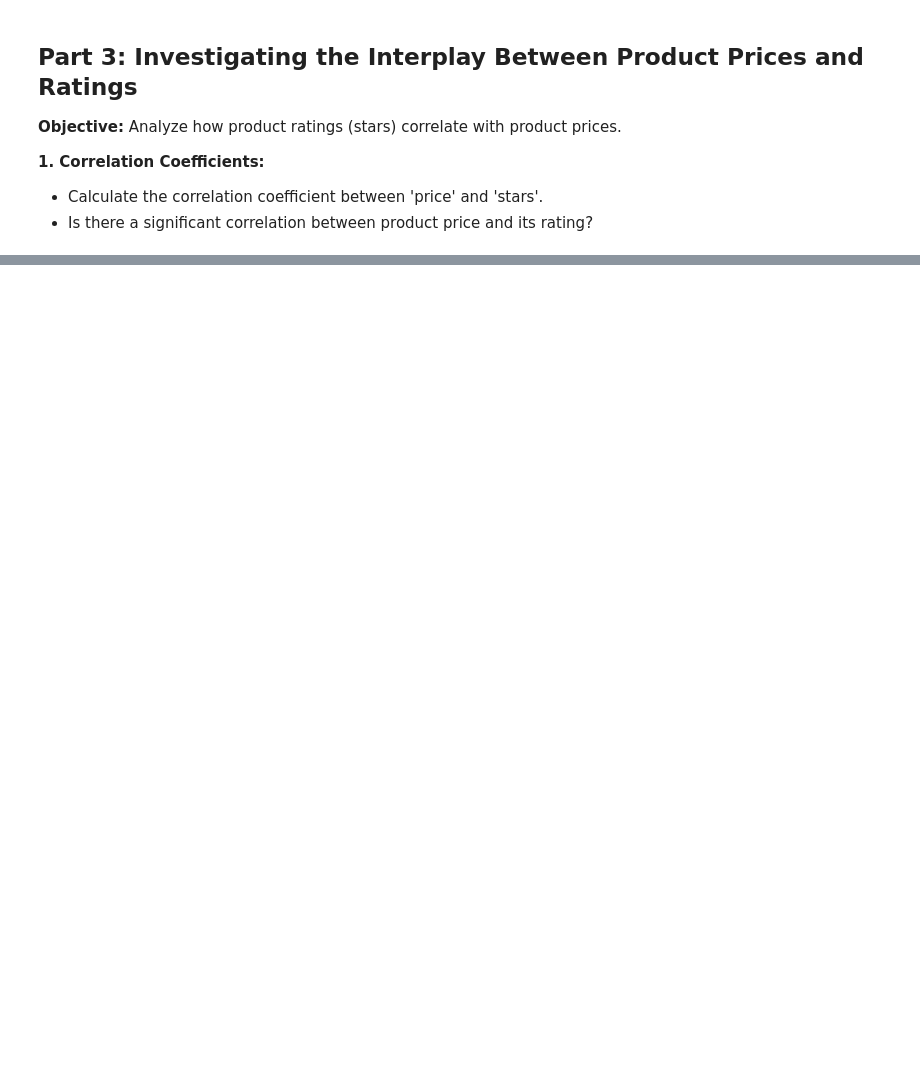
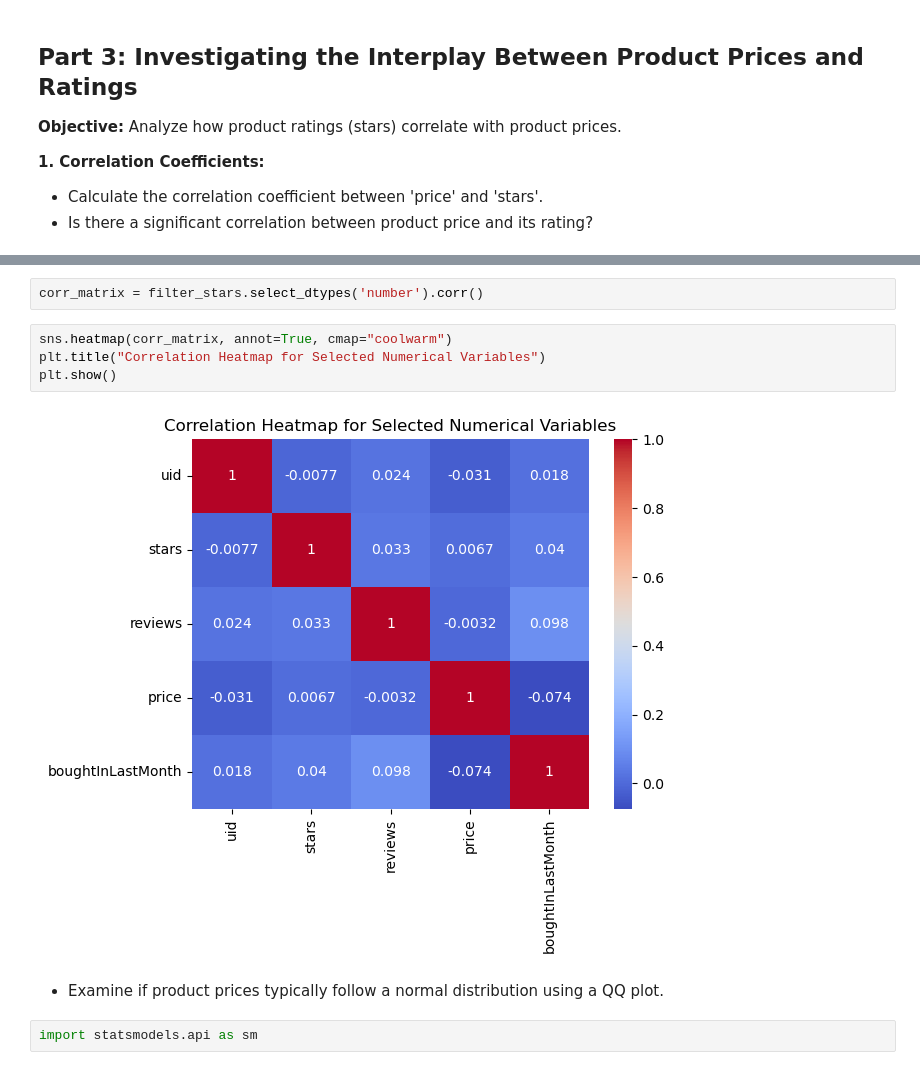
Before and after one commit to Beata2307/lab-eda-bivariate, a Jupyter notebook: Lab_EDA_bivariate.ipynb, the cells around one changed output, grey strips where cells are left out. Cells and saved outputs as stored; diff of their text form; blank space fills up the shorter version.

```diff
--- a/Lab_EDA_bivariate.ipynb
+++ b/Lab_EDA_bivariate.ipynb
@@ -245,0 +253,12 @@ ax.set(title='', xlabel='', ylabel='')
+# %%
+corr_matrix = filter_stars.select_dtypes('number').corr()
+# %%
+sns.heatmap(corr_matrix, annot=True, cmap="coolwarm")
+plt.title("Correlation Heatmap for Selected Numerical Variables")
+plt.show()
+# %% [output]
+[figure, added]
+# %% [markdown]
+- Examine if product prices typically follow a normal distribution using a QQ plot.
+# %%
+import statsmodels.api as sm
```
Also changed, not shown: parts of 29 cells of this notebook.
